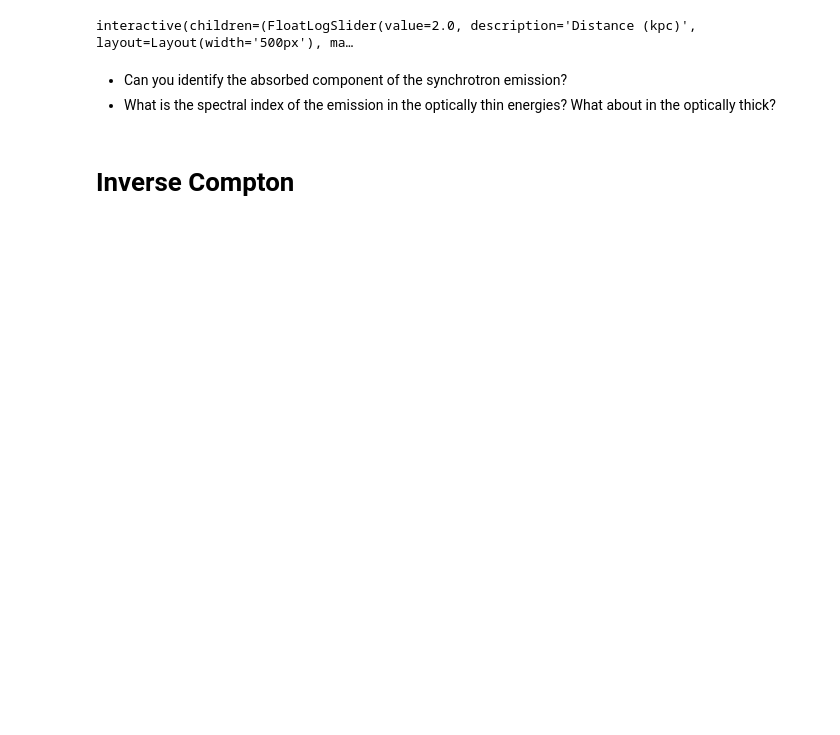
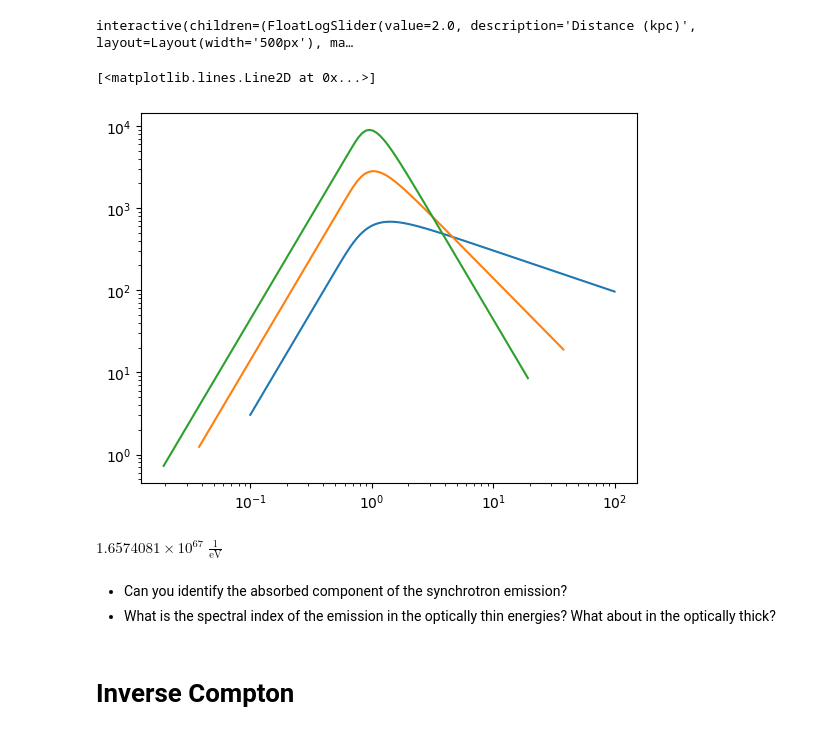
Before and after one commit to aaguasca/naima_handson, a Jupyter notebook: scripts/radiative_process.ipynb, the cells around one changed output. Saved outputs shown, nothing was run; the diff lists cells and outputs as text; code cells hidden in the pictures; blank space fills up the shorter version.

```diff
--- a/scripts/radiative_process.ipynb
+++ b/scripts/radiative_process.ipynb
@@ -367,3 +367,48 @@ interact(update_plot_synchrotron,
 );
 # %% [output]
 interactive(children=(FloatLogSlider(value=2.0, description='Distance (kpc)', layout=Layout(width='500px'), ma…
+# %%
+from scipy.special import gamma
+
+def c6(p):
+    c1 = 6.27e18 # (3e)/(4pi m^3c^5)
+    c3 = 1.87e-23 # (3^0.5 e^3)/(4pi mc^2)
+    c = 29979245800
+    return (1/32) * (c/c1)**2 * c3 * (p+10/3) * gamma((3*p+2)/12) * gamma((3*p+10)/12)
+
+def c5(p):
+    c1 = 6.27e18 # (3e)/(4pi m^3c^5)
+    c3 = 1.87e-23 # (3^0.5 e^3)/(4pi mc^2)
+    c = 29979245800
+    return 1/4 * c3 * gamma((3*p-1)/12) * gamma((3*p+7)/12) * ((p+7/3)/(p+1))
+
+def nu_1(p, NT, B):
+    c1 = 6.27e18 # (3e)/(4pi m^3c^5)
+    return 2 * c1 * (c6(p))**(2/(p+4)) * NT**(2/(p+4)) * B**((p+2)/(p+4))
+
+def S_nu_1(p, NT, B):
+    c1 = 6.27e18 # (3e)/(4pi m^3c^5)
+    return c5(p)/c6(p) * B**(-1/2) * (nu_1(p, NT, B)/(2*c1))**(5/2)
+
+def I_nu(nu, p, NT, B):
+    z = nu / nu_1(p, NT, B)
+    return S_nu_1(p, NT, B) * z**(5/2) * (1 - np.exp(-z**(-(p+4)/2)))
+# %%
+nu_array=nu_1(2, 1e30, 10e-6) * np.geomspace(1e-1,1e2,100)
+plt.loglog(
+    nu_array / nu_1(2, 1e30, 10e-6),
+    I_nu(nu_array, 2, 1e30, 10e-6)
+)
+
+plt.loglog(
+    nu_array / nu_1(4, 1e30, 10e-6),
+    I_nu(nu_array, 4, 1e30, 10e-6)
+)
+
+plt.loglog(
+    nu_array / nu_1(6, 1e30, 10e-6),
+    I_nu(nu_array, 6, 1e30, 10e-6)
+)
+# %% [output]
+[<matplotlib.lines.Line2D at 0x...>]
+[figure, added]
@@ -370,3 +422,7 @@ interactive(children=(FloatLogSlider(value=2.0, description='Distance (kpc)', la
+# %%
+np.sum(part_dist(np.geomspace(1,1e9,1000)*u.eV))/1000
+# %% [output]
+$1.6574081 \times 10^{67} \; \mathrm{\frac{1}{eV}}$
 # %% [markdown]
 - Can you identify the absorbed component of the synchrotron emission?
 - What is the spectral index of the emission in the optically thin energies? What about in the optically thick?
```
Also changed, not shown: parts of 8 cells of this notebook, 2 other files.
